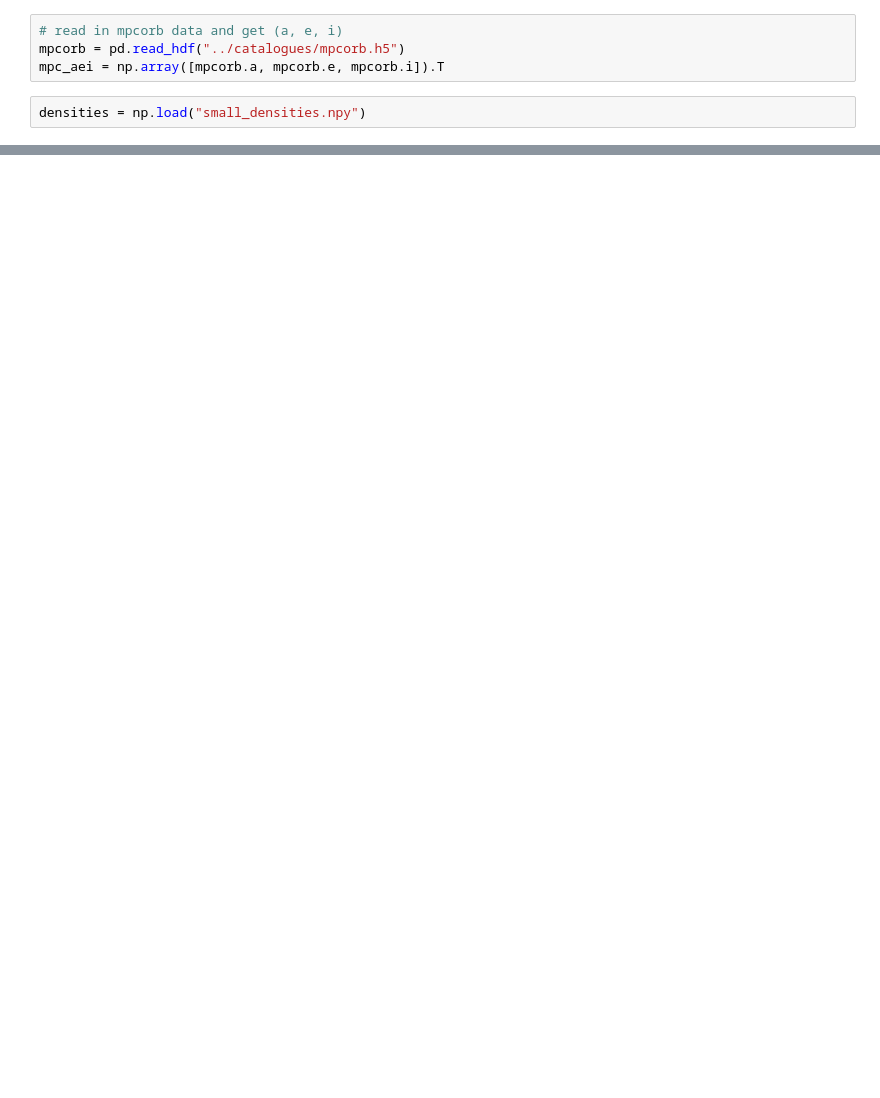
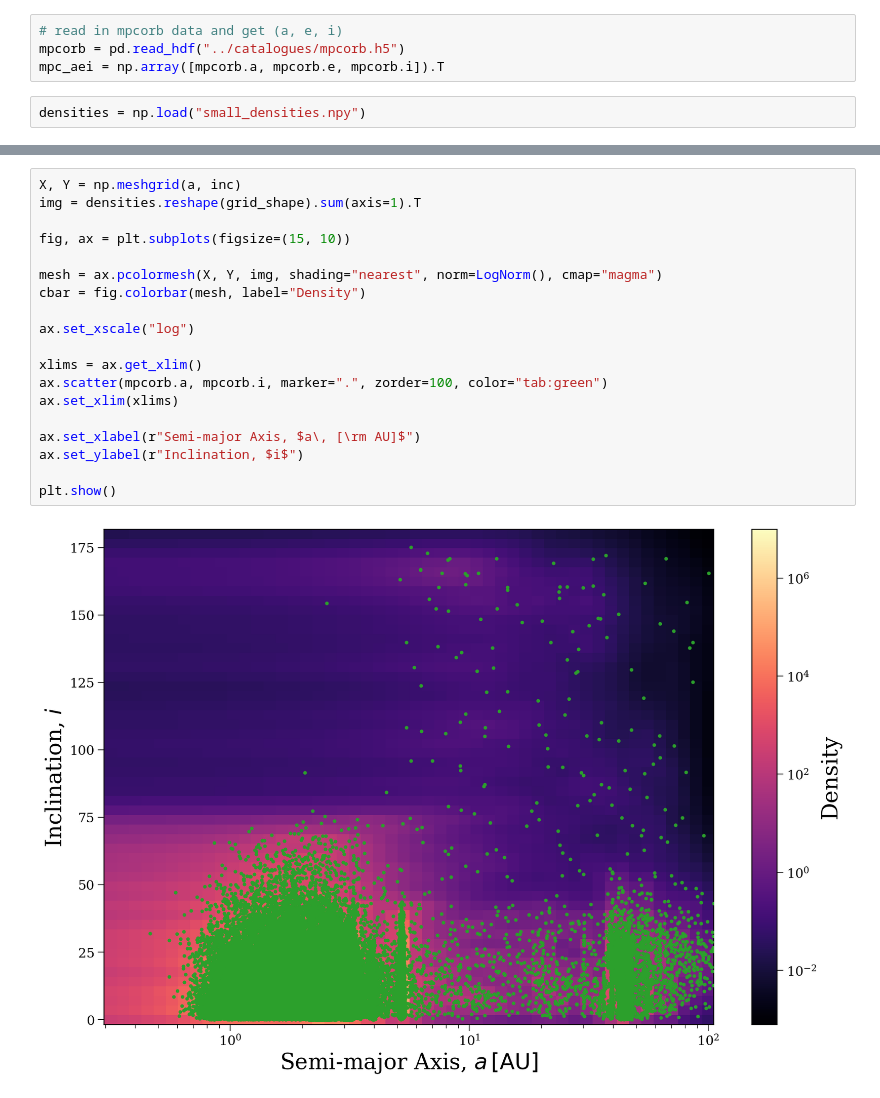
Before and after one commit to dirac-institute/hybrid_sso_catalogue, a Jupyter notebook: density/investigate.ipynb, the cells around one changed output, grey strips where cells are left out. Saved outputs shown, nothing was run; the diff lists cells and outputs as text; blank space fills up the shorter version.

```diff
--- a/density/investigate.ipynb
+++ b/density/investigate.ipynb
@@ -59 +78,22 @@ plt.show()
+# %%
+X, Y = np.meshgrid(a, inc)
+img = densities.reshape(grid_shape).sum(axis=1).T
+
+fig, ax = plt.subplots(figsize=(15, 10))
+
+mesh = ax.pcolormesh(X, Y, img, shading="nearest", norm=LogNorm(), cmap="magma")
+cbar = fig.colorbar(mesh, label="Density")
+
+ax.set_xscale("log")
+
+xlims = ax.get_xlim()
+ax.scatter(mpcorb.a, mpcorb.i, marker=".", zorder=100, color="tab:green")
+ax.set_xlim(xlims)
+
+ax.set_xlabel(r"Semi-major Axis, $a\, [\rm AU]$")
+ax.set_ylabel(r"Inclination, $i$")
+
+plt.show()
+# %% [output]
+[figure, added]
 # %%
```
Also changed, not shown: parts of 8 cells of this notebook, 2 other files.
